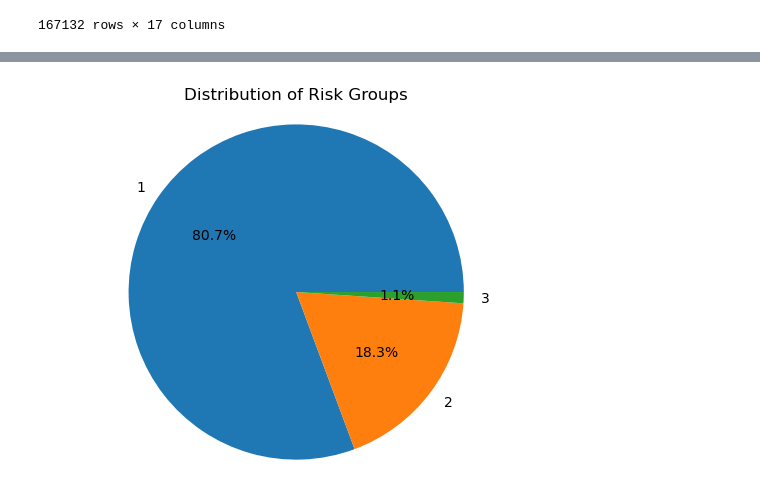
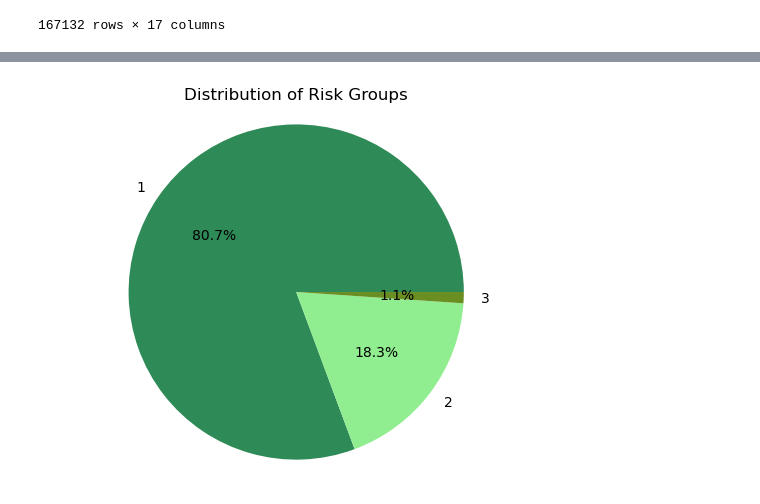
Before and after one commit to flindwall/chicago-food-inspections, a Jupyter notebook: Code/StarterAnalysis.ipynb, the cells around one changed output, grey strips where cells are left out. Saved outputs shown, nothing was run; the diff lists cells and outputs as text; code cells hidden in the pictures.

```diff
--- a/Code/StarterAnalysis.ipynb
+++ b/Code/StarterAnalysis.ipynb
@@ -251,13 +243,17 @@ plt.tight_layout()
 # %%
 #make a pie chart to show the size of each risk group
 
 risk_group = restaurants_df["Risk"].value_counts()
-plt.pie(risk_group, labels = risk_group.index.values, autopct="%1.1f%%", startangle=0)
+plt.pie(risk_group, labels = risk_group.index.values, colors=['seagreen', 'lightgreen', 'olivedrab'],
+        autopct="%1.1f%%", startangle=0)
 
 # Create axes which are equal so we have a perfect circle
 plt.axis("equal")
 plt.title("Distribution of Risk Groups")
 
+#save figure
+plt.savefig("Outputs/distofgroups.png")
+
 plt.show()
 # %% [output]
-[figure, old version]
+[figure, new version]
```
Also changed, not shown: parts of 4 cells of this notebook.
